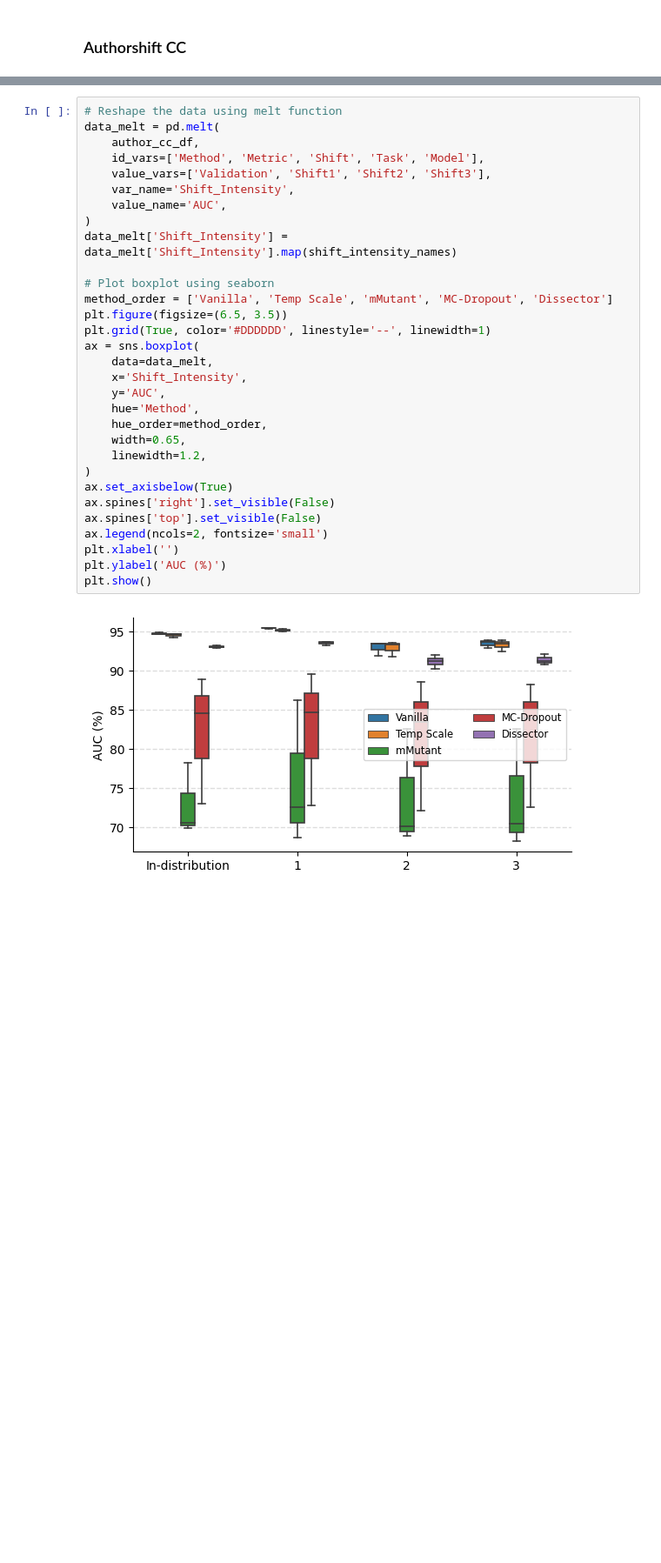
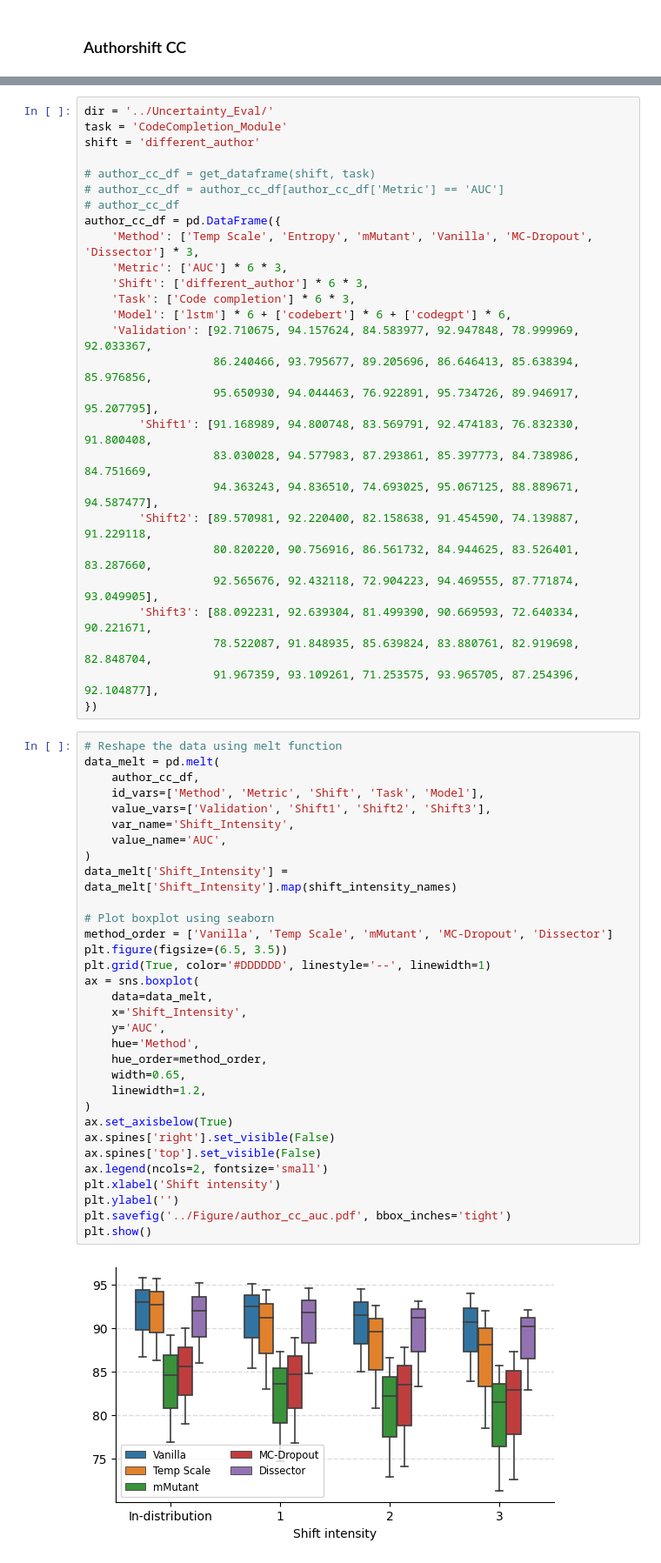
Before and after one commit to yul091/UncertaintyPL, a Jupyter notebook: notebooks/uncertainty_eval.ipynb, the cells around one changed output, grey strips where cells are left out. Shown at 87% size. Saved outputs shown, nothing was run; the diff lists cells and outputs as text; blank space fills up the shorter version.

```diff
--- a/notebooks/uncertainty_eval.ipynb
+++ b/notebooks/uncertainty_eval.ipynb
@@ -468,33 +434,61 @@ author_cc_df
+# %%
+dir = '../Uncertainty_Eval/'
+task = 'CodeCompletion_Module'
+shift = 'different_author'
+
+# author_cc_df = get_dataframe(shift, task)
+# author_cc_df = author_cc_df[author_cc_df['Metric'] == 'AUC']
+# author_cc_df
+author_cc_df = pd.DataFrame({
+    'Method': ['Temp Scale', 'Entropy', 'mMutant', 'Vanilla', 'MC-Dropout', 'Dissector'] * 3,
+    'Metric': ['AUC'] * 6 * 3,
+    'Shift': ['different_author'] * 6 * 3,
+    'Task': ['Code completion'] * 6 * 3,
+    'Model': ['lstm'] * 6 + ['codebert'] * 6 + ['codegpt'] * 6,
+    'Validation': [92.710675, 94.157624, 84.583977, 92.947848, 78.999969, 92.033367,
+                   86.240466, 93.795677, 89.205696, 86.646413, 85.638394, 85.976856,
+                   95.650930, 94.044463, 76.922891, 95.734726, 89.946917, 95.207795],
+        'Shift1': [91.168989, 94.800748, 83.569791, 92.474183, 76.832330, 91.800408,
+                   83.030028, 94.577983, 87.293861, 85.397773, 84.738986, 84.751669,
+                   94.363243, 94.836510, 74.693025, 95.067125, 88.889671, 94.587477],
+        'Shift2': [89.570981, 92.220400, 82.158638, 91.454590, 74.139887, 91.229118,
+                   80.820220, 90.756916, 86.561732, 84.944625, 83.526401, 83.287660,
+                   92.565676, 92.432118, 72.904223, 94.469555, 87.771874, 93.049905],
+        'Shift3': [88.092231, 92.639304, 81.499390, 90.669593, 72.640334, 90.221671,
+                   78.522087, 91.848935, 85.639824, 83.880761, 82.919698, 82.848704,
+                   91.967359, 93.109261, 71.253575, 93.965705, 87.254396, 92.104877],
+})
 # %%
 # Reshape the data using melt function
 data_melt = pd.melt(
     author_cc_df,
     id_vars=['Method', 'Metric', 'Shift', 'Task', 'Model'],
     value_vars=['Validation', 'Shift1', 'Shift2', 'Shift3'],
     var_name='Shift_Intensity',
     value_name='AUC',
 )
 data_melt['Shift_Intensity'] = data_melt['Shift_Intensity'].map(shift_intensity_names)
 
 # Plot boxplot using seaborn
 method_order = ['Vanilla', 'Temp Scale', 'mMutant', 'MC-Dropout', 'Dissector']
 plt.figure(figsize=(6.5, 3.5))
 plt.grid(True, color='#DDDDDD', linestyle='--', linewidth=1)
 ax = sns.boxplot(
     data=data_melt,
     x='Shift_Intensity',
     y='AUC',
     hue='Method',
     hue_order=method_order,
     width=0.65,
     linewidth=1.2,
 )
 ax.set_axisbelow(True)
 ax.spines['right'].set_visible(False)
 ax.spines['top'].set_visible(False)
 ax.legend(ncols=2, fontsize='small')
-plt.xlabel('')
-plt.ylabel('AUC (%)')
+plt.xlabel('Shift intensity')
+plt.ylabel('')
+plt.savefig('../Figure/author_cc_auc.pdf', bbox_inches='tight')
 plt.show()
 # %% [output]
-[figure, old version]
+[figure, new version]
```
Also changed, not shown: parts of 7 cells of this notebook, 6 other files.
